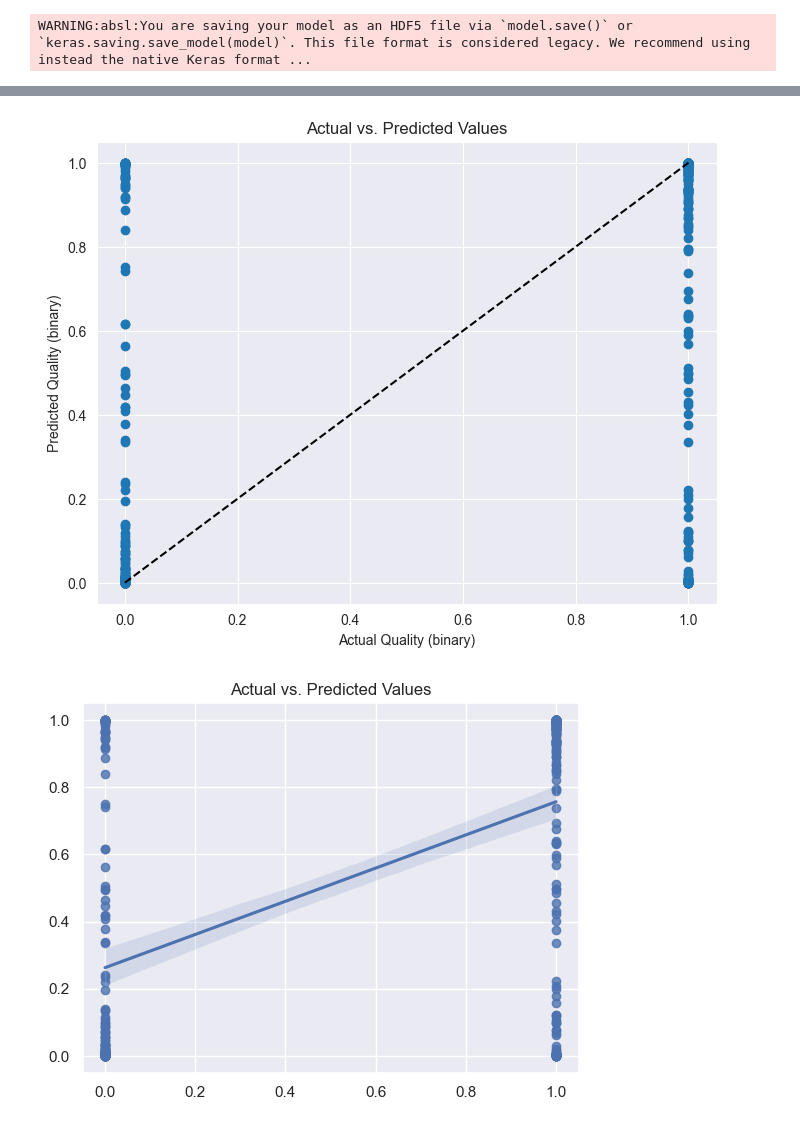
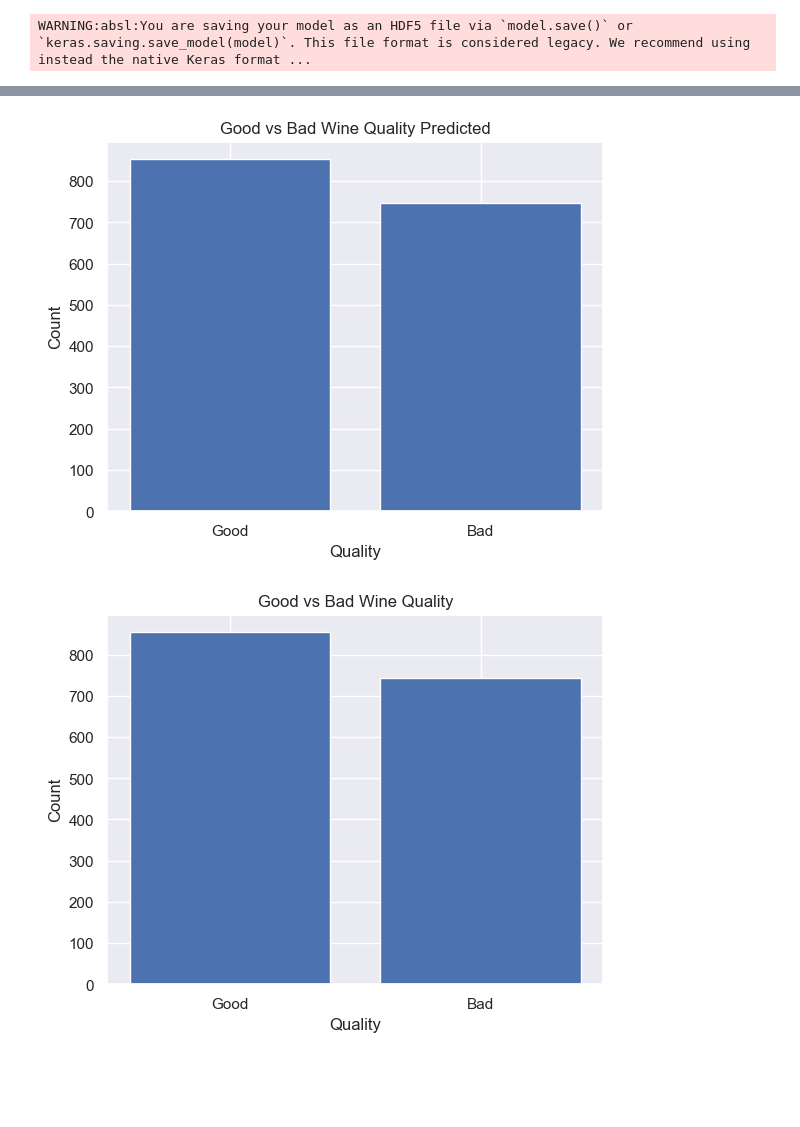
Before and after one commit to RickGrimesCodes/Project-4-Team-Cushion, a Jupyter notebook: MachineLearning.ipynb, the cells around one changed output, grey strips where cells are left out. Cells and saved outputs as stored; diff of their text form; code cells hidden in the pictures; blank space fills up the shorter version.

```diff
--- a/MachineLearning.ipynb
+++ b/MachineLearning.ipynb
@@ -154,6 +154,6 @@ Model: "sequential_21"
 model.compile(optimizer='adam', loss='binary_crossentropy', metrics=['accuracy'])
 # %%
 # Train model using GPU
-fit_model = model.fit(X_train_scaled, y_train, epochs=200)
+fit_model = model.fit(X_train, y_train, epochs=200)
 # %% [output]
 Epoch 1/200
@@ -184,6 +184,7 @@ model.save('ModelExport/WineDeepLearning.h5')
 # %% [output]
 WARNING:absl:You are saving your model as an HDF5 file via `model.save()` or `keras.saving.save_model(model)`. This file format is considered legacy. We recommend using instead the native Keras format ...
 # %%
-predictions = model.predict(X_test_scaled)
-print(len(predictions))
+predictions = model.predict(X)
+predictions = pd.DataFrame(predictions).reset_index(drop=True)
+predictions
 # %% [output]
@@ -199,27 +223,23 @@ ValueError: Length of values (400) does not match length of index (1599)
-# %%
-import matplotlib.pyplot as plt
-
-# Get the actual and predicted values
-y_test = y_test.tolist()
-predictions = predictions.squeeze()
-
-# Create a scatter plot
-plt.figure(figsize=(8, 6))
-plt.scatter(y_test, predictions)
-
-# Add a line of perfect agreement for reference
-perfect_line = [0, 1]
-plt.plot([min(y_test), max(y_test)], perfect_line, 'k--')
-
-# Set title and labels
-plt.title('Actual vs. Predicted Values')
-plt.xlabel('Actual Quality (binary)')
-plt.ylabel('Predicted Quality (binary)')
-
-# Display the plot
-plt.show()
-# %% [output]
-[figure, removed]
 # %%
+good_wines = RedWineDF[RedWineDF['predicted_quality'] == 1].shape[0]
+bad_wines = RedWineDF[RedWineDF['predicted_quality'] == 0].shape[0]
+
+plt.bar(['Good', 'Bad'], [good_wines, bad_wines])
+plt.xlabel('Quality')
+plt.ylabel('Count')
+plt.title('Good vs Bad Wine Quality Predicted')
+plt.savefig("visualizations/Good vs Bad Predicted.png", dpi=300, transparent=True)
+plt.show()
+
+good_wines = RedWineDF[RedWineDF['quality'] == 1].shape[0]
+bad_wines = RedWineDF[RedWineDF['quality'] == 0].shape[0]
+
+plt.bar(['Good', 'Bad'], [good_wines, bad_wines])
+plt.xlabel('Quality')
+plt.ylabel('Count')
+plt.title('Good vs Bad Wine Quality')
+plt.savefig("visualizations/Good vs Bad True.png", dpi=300, transparent=True)
+plt.show()
 # %% [output]
-[figure, old version]
+[figure, new version]
+[figure, added]
```
Also changed, not shown: parts of 5 cells of this notebook, 3 other files.
